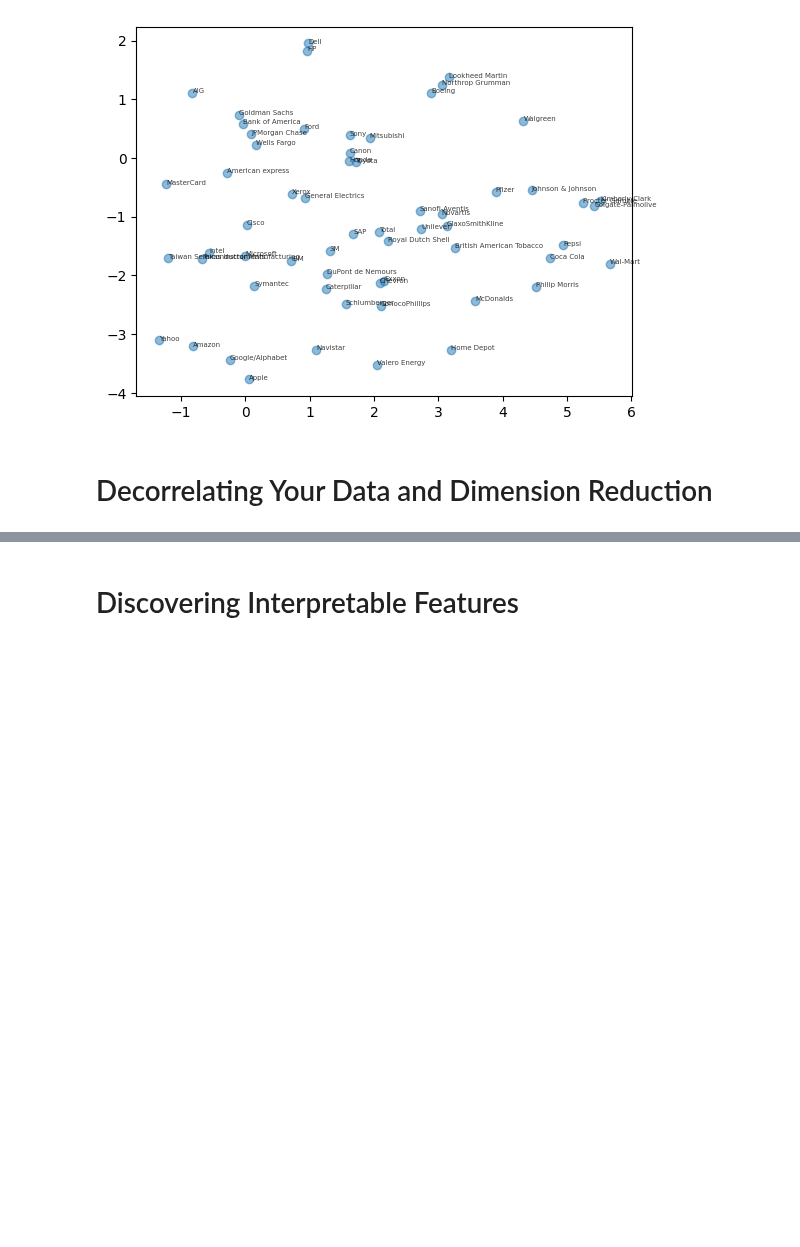
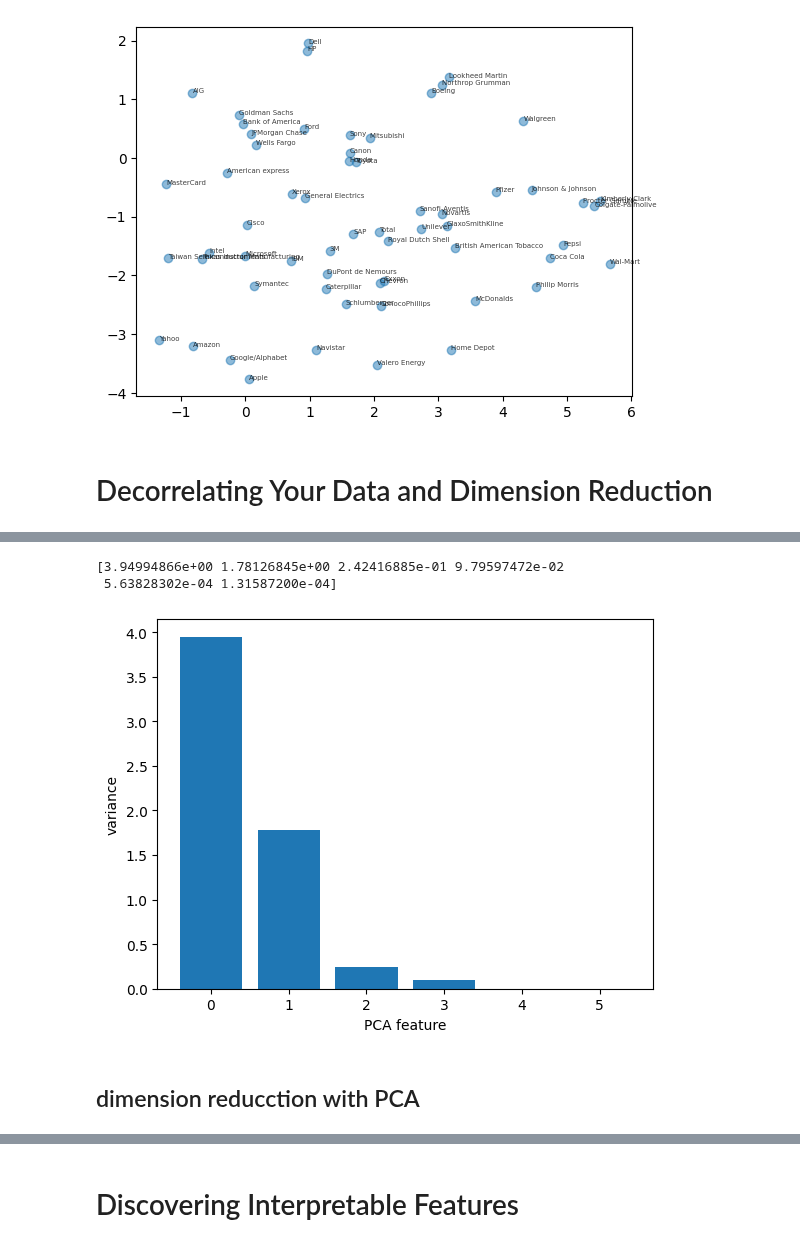
Before and after one commit to kesant/machine-learning-projects, a Jupyter notebook: Unsupervised learning/unsupervised_learning.ipynb, the cells around one changed output, grey strips where cells are left out. Saved outputs shown, nothing was run; the diff lists cells and outputs as text; code cells hidden in the pictures; blank space fills up the shorter version.

```diff
--- a/Unsupervised learning/unsupervised_learning.ipynb
+++ b/Unsupervised learning/unsupervised_learning.ipynb
@@ -497,0 +631,30 @@ plt.show()
+# %%
+df=pd.read_csv("./dataset/fish.csv")
+samples=df.iloc[:,1:].copy()
+varieties=df.iloc[:,0].copy().tolist()
+# %%
+# Create scaler: scaler
+scaler = StandardScaler()
+
+# Create a PCA instance: pca
+pca = PCA()
+
+# Create pipeline: pipeline
+pipeline = make_pipeline(scaler,pca)
+
+# Fit the pipeline to 'samples'
+pipeline.fit(samples)
+print(pca.explained_variance_)
+# Plot the explained variances
+features = range(pca.n_components_)
+plt.bar(features, pca.explained_variance_)
+plt.xlabel('PCA feature')
+plt.ylabel('variance')
+plt.xticks(features)
+plt.show()
+# %% [output]
+[3.94994866e+00 1.78126845e+00 2.42416885e-01 9.79597472e-02
+ 5.63828302e-04 1.31587200e-04]
+[figure, added]
+# %% [markdown]
+## dimension reducction with PCA
```
Also changed, not shown: parts of 28 cells of this notebook.
